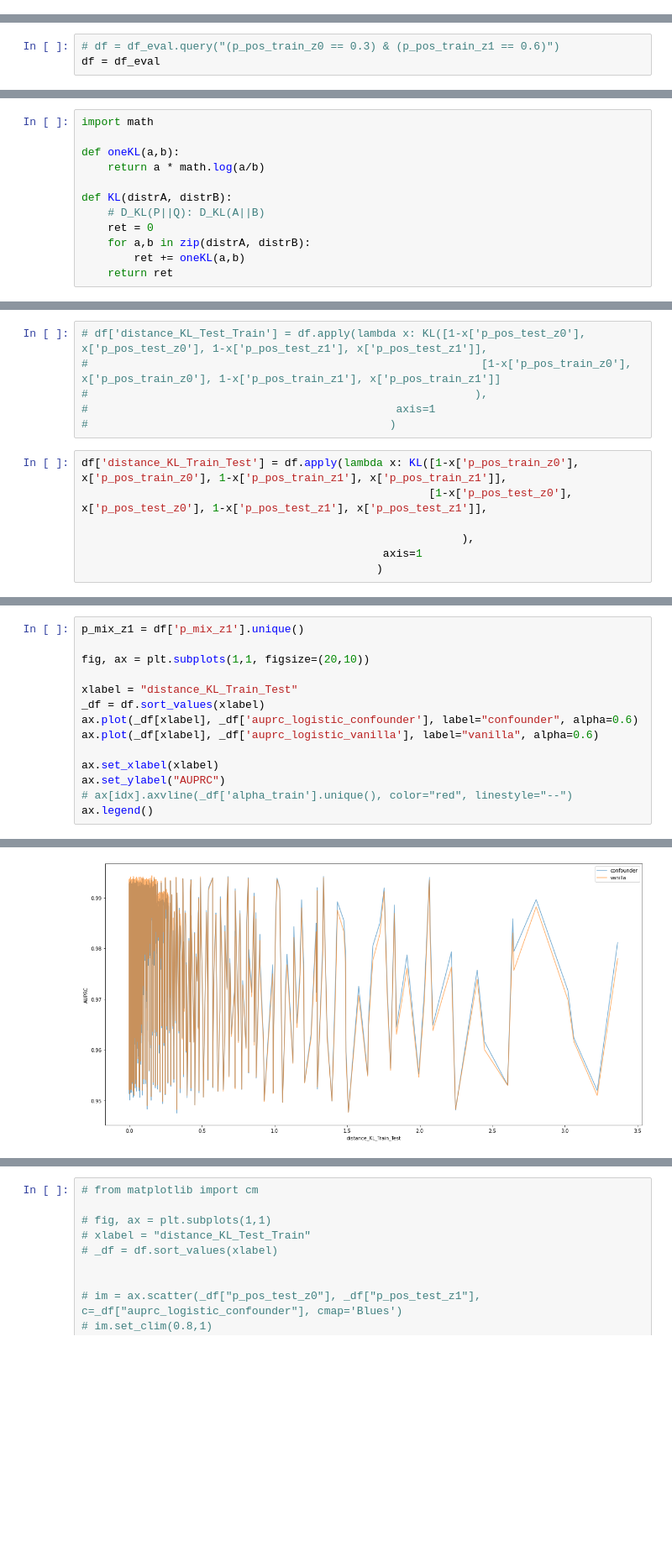
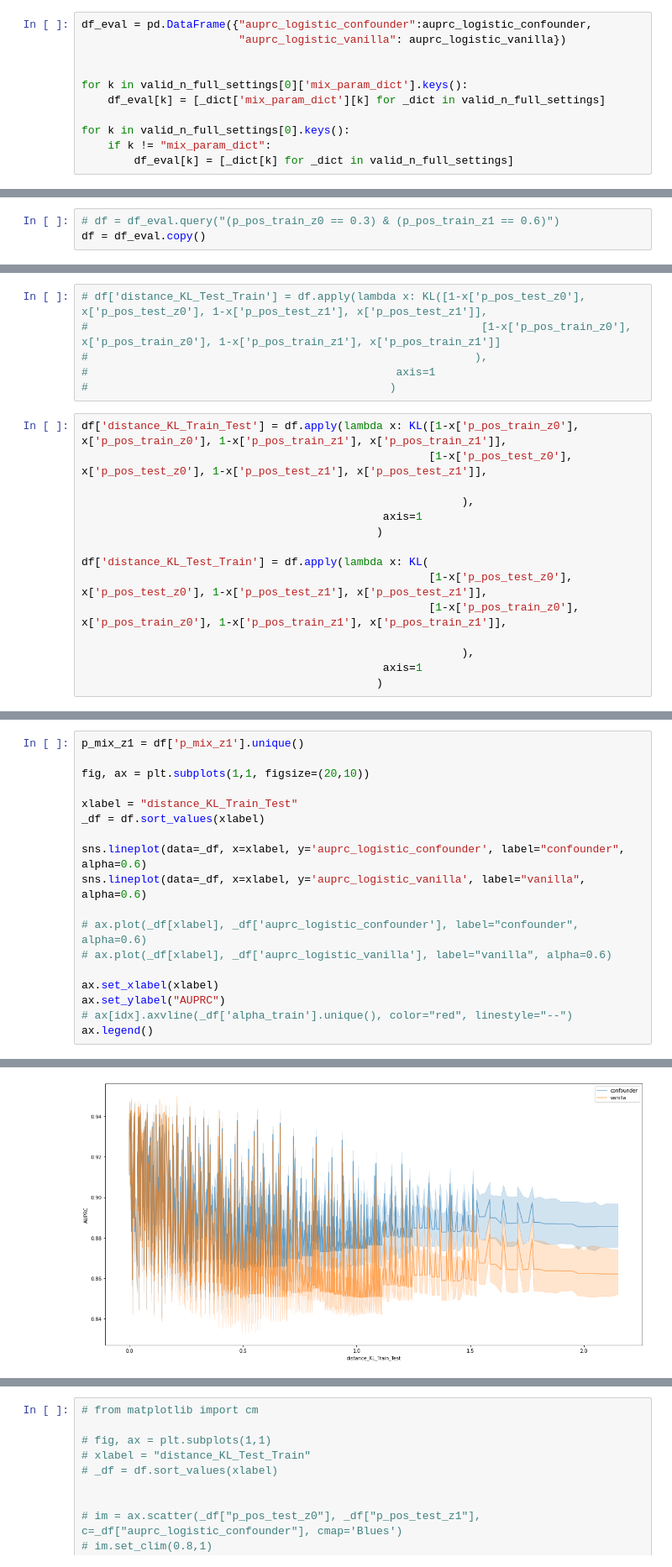
Before and after one commit to LinguisticAnomalies/DeconDTN, a Jupyter notebook: notebooks_xiruo/[test] Logistic Regression.ipynb, the cells around one changed output, grey strips where cells are left out. Shown at 84% size. Saved outputs shown, nothing was run; the diff lists cells and outputs as text; blank space fills up the shorter version.

```diff
--- a/notebooks_xiruo/[test] Logistic Regression.ipynb
+++ b/notebooks_xiruo/[test] Logistic Regression.ipynb
@@ -1381,0 +936,11 @@ valid_n_full_settings[0]
+# %%
+df_eval = pd.DataFrame({"auprc_logistic_confounder":auprc_logistic_confounder,
+                        "auprc_logistic_vanilla": auprc_logistic_vanilla})
+
+
+for k in valid_n_full_settings[0]['mix_param_dict'].keys():
+    df_eval[k] = [_dict['mix_param_dict'][k] for _dict in valid_n_full_settings]
+
+for k in valid_n_full_settings[0].keys():
+    if k != "mix_param_dict":
+        df_eval[k] = [_dict[k] for _dict in valid_n_full_settings]
@@ -1458,6 +1010,6 @@ array([0.9])
 # %%
 # df = df_eval.query("(p_pos_train_z0 == 0.3) & (p_pos_train_z1 == 0.6)")
-df = df_eval
+df = df_eval.copy()
 # %%
 df['alpha_train'].unique()
 # %% [output]
@@ -1469,15 +1021,3 @@ len(df['p_mix_z1'].unique())
-# %%
-import math
-
-def oneKL(a,b):
-    return a * math.log(a/b)
-
-def KL(distrA, distrB):
-    # D_KL(P||Q): D_KL(A||B)
-    ret = 0
-    for a,b in zip(distrA, distrB):
-        ret += oneKL(a,b)
-    return ret
 # %%
 df
 # %% [output]
@@ -1507,3 +1047,11 @@ df['distance_KL_Train_Test'] = df.apply(lambda x: KL([1-x['p_pos_train_z0'], x['
                                                           ),
                                               axis=1
                                              )
+
+df['distance_KL_Test_Train'] = df.apply(lambda x: KL(
+                                                     [1-x['p_pos_test_z0'], x['p_pos_test_z0'], 1-x['p_pos_test_z1'], x['p_pos_test_z1']],
+                                                     [1-x['p_pos_train_z0'], x['p_pos_train_z0'], 1-x['p_pos_train_z1'], x['p_pos_train_z1']],
+
+                                                          ),
+                                              axis=1
+                                             )
@@ -1543,18 +1119,22 @@ for idx, k in enumerate(p_mix_z1):
 # %%
 p_mix_z1 = df['p_mix_z1'].unique()
 
 fig, ax = plt.subplots(1,1, figsize=(20,10))
 
 xlabel = "distance_KL_Train_Test"
 _df = df.sort_values(xlabel)
-ax.plot(_df[xlabel], _df['auprc_logistic_confounder'], label="confounder", alpha=0.6)
-ax.plot(_df[xlabel], _df['auprc_logistic_vanilla'], label="vanilla", alpha=0.6)
+
+sns.lineplot(data=_df, x=xlabel, y='auprc_logistic_confounder', label="confounder", alpha=0.6)
+sns.lineplot(data=_df, x=xlabel, y='auprc_logistic_vanilla', label="vanilla", alpha=0.6)
+
+# ax.plot(_df[xlabel], _df['auprc_logistic_confounder'], label="confounder", alpha=0.6)
+# ax.plot(_df[xlabel], _df['auprc_logistic_vanilla'], label="vanilla", alpha=0.6)
 
 ax.set_xlabel(xlabel)
 ax.set_ylabel("AUPRC")
 # ax[idx].axvline(_df['alpha_train'].unique(), color="red", linestyle="--")
 ax.legend()
 # %% [output]
 <matplotlib.legend.Legend at 0x...>
-[figure, old version]
+[figure, new version]
 # %%
```
Also changed, not shown: parts of 136 cells of this notebook, 7 other files.
